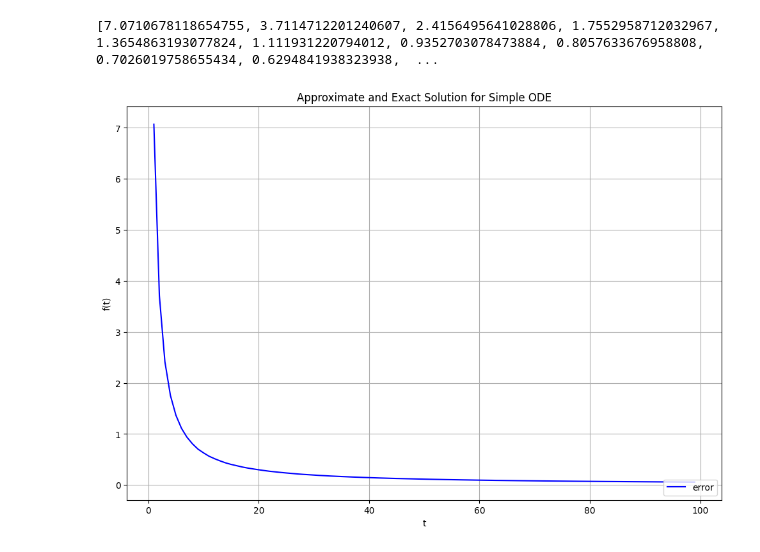
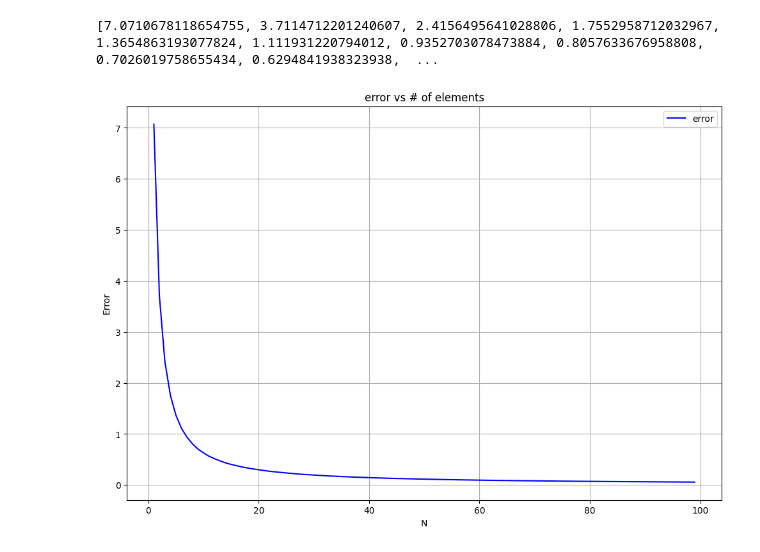
Before and after one commit to HengruiBaiCN/stanford-cs-229-machine-learning, a Jupyter notebook: honor/euler_method_error.ipynb, the cells around one changed output. Saved outputs shown, nothing was run; the diff lists cells and outputs as text; code cells hidden in the pictures.

```diff
--- a/honor/euler_method_error.ipynb
+++ b/honor/euler_method_error.ipynb
@@ -68,12 +68,11 @@ print(error_list)
 # %%
 plt.figure(figsize = (12, 8))
 plt.plot(nofelements, error_list, 'b', label='error')
-plt.title('Approximate and Exact Solution \
-for Simple ODE')
-plt.xlabel('t')
-plt.ylabel('f(t)')
+plt.title('error vs # of elements')
+plt.xlabel('N')
+plt.ylabel('Error')
 plt.grid()
-plt.legend(loc='lower right')
+plt.legend()
 plt.show()
 # %% [output]
-[figure, old version]
+[figure, new version]
```
Also changed, not shown: parts of 1 cell of this notebook.
